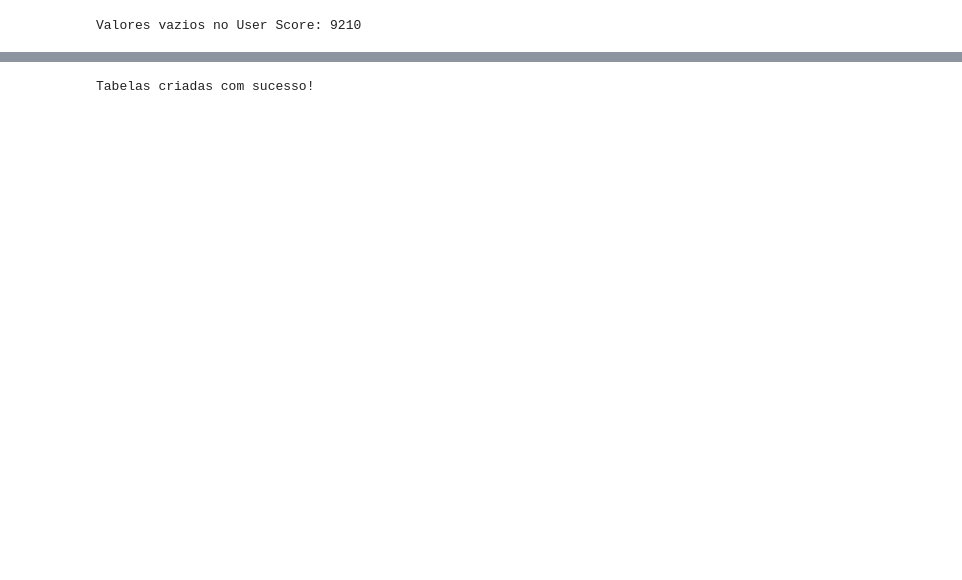
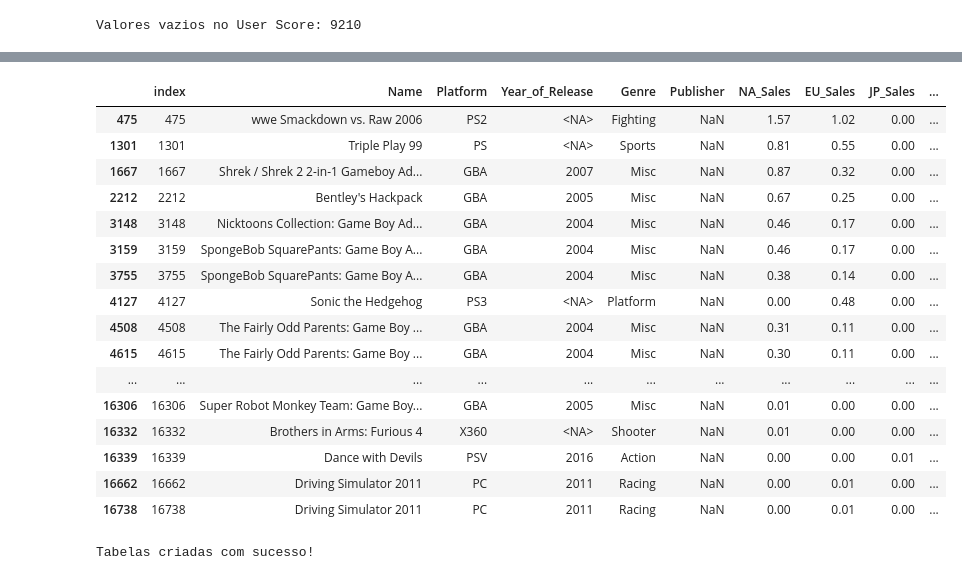
Before and after one commit to arthurfelix25/ProjectG, a Jupyter notebook: project.ipynb, the cells around one changed output, grey strips where cells are left out. Saved outputs shown, nothing was run; the diff lists cells and outputs as text; code cells hidden in the pictures; blank space fills up the shorter version.

```diff
--- a/project.ipynb
+++ b/project.ipynb
@@ -16,0 +40,7 @@ df.head()#mostra 5 primeiros
+# %%
+df['Critic_Score'] = pd.to_numeric(
+    df['Critic_Score'],
+    errors = 'coerce'
+)
+
+print(f'Quantas valores vazios:', df['Critic_Score'].isnull().sum())
@@ -17,5 +49,8 @@ df.head()#mostra 5 primeiros
 # %%
-df['User_Score'] = pd.to_numeric(df['User_Score'], errors = 'coerce') #substitui coluna atual pela versão tratada
+df['User_Score'] = pd.to_numeric( #Tratando para virar númerico, se não vira NaN
+    df['User_Score'],
+    errors = 'coerce'
+)
 
 print(f"Valores vazios no User Score:", df['User_Score'].isnull().sum()) # confere o total de valores vazios na coluna
 # %% [output]
@@ -22,0 +64,4 @@ Valores vazios no User Score: 9210
+# %%
+df['Name'] = df['Name'].fillna('Unknown') #preencho valores vazios por Unknown
+
+print(f'Jogos ainda sem nome', df['Name'].isnull().sum())
@@ -22,0 +86,22 @@ Valores vazios no User Score: 9210
+# %%
+df['Year_of_Release'] = df['Year_of_Release'].astype('Int64')
+# %%
+df[df['Publisher'].isnull()]
+# %% [output]
+|  | index | Name | Platform | Year_of_Release | Genre | Publisher | NA_Sales | EU_Sales | JP_Sales | ... |
+| 475 | 475 | wwe Smackdown vs. Raw 2006 | PS2 | <NA> | Fighting | NaN | 1.57 | 1.02 | 0.00 | ... |
+| 1301 | 1301 | Triple Play 99 | PS | <NA> | Sports | NaN | 0.81 | 0.55 | 0.00 | ... |
+| 1667 | 1667 | Shrek / Shrek 2 2-in-1 Gameboy Ad... | GBA | 2007 | Misc | NaN | 0.87 | 0.32 | 0.00 | ... |
+| 2212 | 2212 | Bentley's Hackpack | GBA | 2005 | Misc | NaN | 0.67 | 0.25 | 0.00 | ... |
+| 3148 | 3148 | Nicktoons Collection: Game Boy Ad... | GBA | 2004 | Misc | NaN | 0.46 | 0.17 | 0.00 | ... |
+| 3159 | 3159 | SpongeBob SquarePants: Game Boy A... | GBA | 2004 | Misc | NaN | 0.46 | 0.17 | 0.00 | ... |
+| 3755 | 3755 | SpongeBob SquarePants: Game Boy A... | GBA | 2004 | Misc | NaN | 0.38 | 0.14 | 0.00 | ... |
+| 4127 | 4127 | Sonic the Hedgehog | PS3 | <NA> | Platform | NaN | 0.00 | 0.48 | 0.00 | ... |
+| 4508 | 4508 | The Fairly Odd Parents: Game Boy ... | GBA | 2004 | Misc | NaN | 0.31 | 0.11 | 0.00 | ... |
+| 4615 | 4615 | The Fairly Odd Parents: Game Boy ... | GBA | 2004 | Misc | NaN | 0.30 | 0.11 | 0.00 | ... |
+| ... | ... | ... | ... | ... | ... | ... | ... | ... | ... | ... |
+| 16306 | 16306 | Super Robot Monkey Team: Game Boy... | GBA | 2005 | Misc | NaN | 0.01 | 0.00 | 0.00 | ... |
+| 16332 | 16332 | Brothers in Arms: Furious 4 | X360 | <NA> | Shooter | NaN | 0.01 | 0.00 | 0.00 | ... |
+| 16339 | 16339 | Dance with Devils | PSV | 2016 | Action | NaN | 0.00 | 0.00 | 0.01 | ... |
+| 16662 | 16662 | Driving Simulator 2011 | PC | 2011 | Racing | NaN | 0.00 | 0.01 | 0.00 | ... |
+| 16738 | 16738 | Driving Simulator 2011 | PC | 2011 | Racing | NaN | 0.00 | 0.01 | 0.00 | ... |
```
Also changed, not shown: parts of 21 cells of this notebook, 2 other files.
